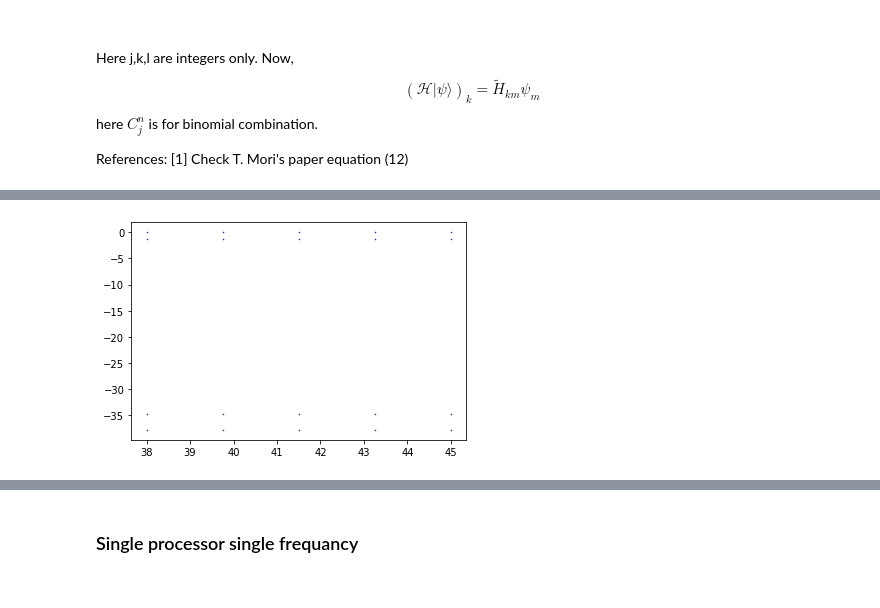
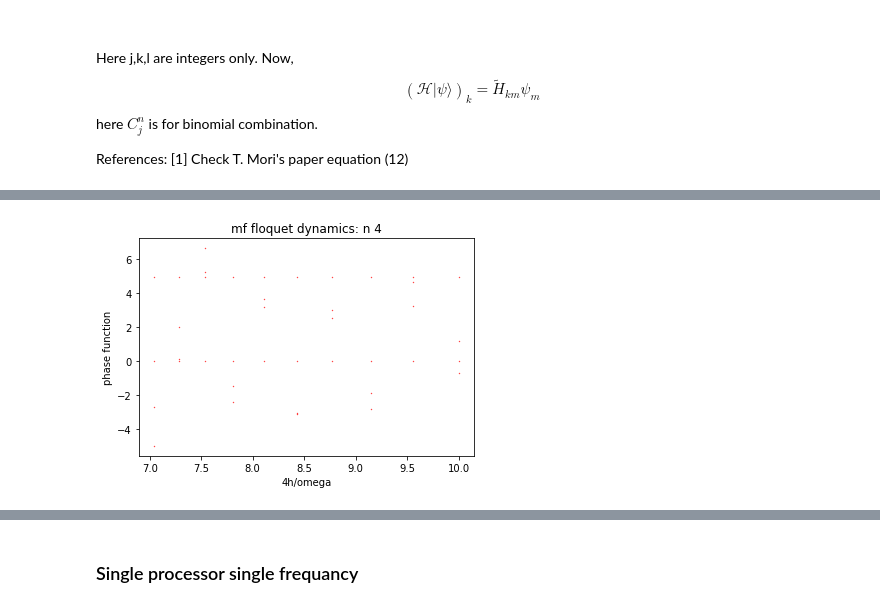
Before and after one commit to SuperStarCZ/floquet_theory, a Jupyter notebook: floquet_study_base.ipynb, the cells around one changed output, grey strips where cells are left out. Saved outputs shown, nothing was run; the diff lists cells and outputs as text; code cells hidden in the pictures.

```diff
--- a/floquet_study_base.ipynb
+++ b/floquet_study_base.ipynb
@@ -186,17 +186,30 @@ References:
 # %%
-## experiments for multiproc
-
 import numpy as np
-from scipy.integrate import odeint
+from odeintw import odeintw
 import matplotlib.pyplot as plt
 from multiprocessing import Pool
 from numpy.linalg import multi_dot, norm, eig
 import math
 import time
 
-
 start = time.time()
 
+cosp_init = 0.0
+N = 4
+h = 25.0
+h0 = 0.1
+
+q = np.linspace(-0.5, 0.5, N)
+omegas = np.linspace(10.0,14.2,10)
+psi = np.eye(N) + (1j) * np.zeros((N,N))
+
+cosp = np.zeros((N,N)) + (1j) * np.zeros((N,N))
+cosp_init = np.zeros((N,N)) + (1j) * np.zeros((N,N))
+floqEvoluion_mat = np.zeros((N,N)) + (1j) * np.zeros((N,N))
+
+title = "mf floquet dynamics: n " + str(N)
+photoname = "n_" + str(N) + "_mfd_bessel3b.jpeg"
+filename = "n_" + str(N) + "_mfd.txt"
 
 class Periodic_Lattice(np.ndarray):
     def __new__(cls, input_array, lattice_spacing=None):
@@ -231,46 +244,32 @@ class Periodic_Lattice(np.ndarray):
         raise ValueError('Unexpected index: {}'.format(index))
 
 
-def floq_jac(psi,t, h, h0, w, cosp):
+def floq_jac(periodic_psi,t, h, h0, w, cosp):
     drive = h0 + h * np.cos(w * t)
-    jac = -2.0 * q * q - drive * np.sqrt(1.0 - 4.0 * q *q) * cosp
+    jac = (1j) * N * (-2.0 * q * q - drive * np.sqrt(1.0 - 4.0 * q *q) * cosp)
     return jac
 
-def floq_func(psi,t,h,h0,w,cosp):
-    return np.dot(floq_jac(psi,t, h0, h, w, cosp), psi)
+def floq_func(periodic_psi,t,h,h0,w,cosp):
+    return np.dot(floq_jac(periodic_psi,t, h0, h, w, cosp), periodic_psi)
 
-def floq_evolv(psi,h,h0,w,cosp):
-    T = 2 * np.pi/w                # time periode
-    t = np.linspace(0,2 * np.pi/w,N) # time range
-    floqEvoluion_mat = np.zeros((N,N))
+def floq_evolv(periodic_psi,h,h0,w,cosp):
+    T = 2 * np.pi/w     # time periode
+    t = np.linspace(0,2 * np.pi/w,N)      # time range
+    floqEvoluion_mat = np.zeros((N,N)) + (1j) * np.zeros((N,N))
+
     for mm in np.arange(N):
-        psi0 = psi[mm]
-        #print(w,mm,psi[mm])
-        psi_t = odeint(floq_func,psi0,t,args=(h,h0,w,cosp), Dfun=floq_jac)
+        psi0 = periodic_psi[mm]
+        psi_t = odeintw(floq_func,psi0,t,args=(h,h0,w,cosp), Dfun=floq_jac)
         floqEvoluion_mat[mm] = psi_t[N-1]
+
     evals, evecs = eig(floqEvoluion_mat)
-    phasefunc = (1j)* np.log(evals)/T
-    print("phasefunc",phasefunc)
+    phasefunc = (1j * np.log(evals))/T
     return phasefunc
-
 
 if __name__ == '__main__':
     nprocs = 2
     p = Pool(processes = nprocs)
-    cosp_init = 0.0
-    N = 4
-    h = 25.0
-    h0 = 0.1
-
-    q = np.linspace(-0.5,0.5,N)
-    omegas = np.linspace(38,45,5)
-    bessel = 41.583499667
-    psi = np.eye(N, dtype = float)
-
-    cosp = np.zeros((N,N),dtype=float)
-    floqEvoluion_mat = np.zeros((N,N))
-    print("running for N=",N)
-
+    print("running for N = ", N, "with",nprocs,"processors")
     periodic_psi  = Periodic_Lattice(psi)
     cospinit = 0.0
 
@@ -283,11 +282,17 @@ if __name__ == '__main__':
             cosp[k,m] = cospinit
             cospinit = 0.0
 
-    data = p.starmap(floq_evolv,[(psi,h,h0,w,cosp) for w in omegas])
-    print("data",data)
+    data = p.starmap(floq_evolv,[(periodic_psi,h,h0,w,cosp) for w in omegas])
+
+    print("time taken",time.time()-start,"sec")
+
     for xx, omg in enumerate(omegas):
-        omega = [omg] * N
-        plt.scatter(omega,data[xx].imag, color='blue', marker='.', s=1.0)
+        #omega = [omg] * N
+        omega = [4*h/omg] * N
+        plt.scatter(omega,data[xx].real, color='red', marker='.', s= 0.5)
+    plt.title(title)
+    plt.xlabel("4h/omega")
+    plt.ylabel("phase function")
+    #plt.savefig(photoname, dpi=500)
     plt.show()
-    print("time taken",time.time()-start,"sec")
 # %% [output]
@@ -310 +301 @@ data [array([ 0.+2.68580173e-15j, -0.-1.23374181e+00j, -0.-3.48235199e+01j,
-[figure, old version]
+[figure, new version]
```
Also changed, not shown: parts of 5 cells of this notebook, 1 other file.
